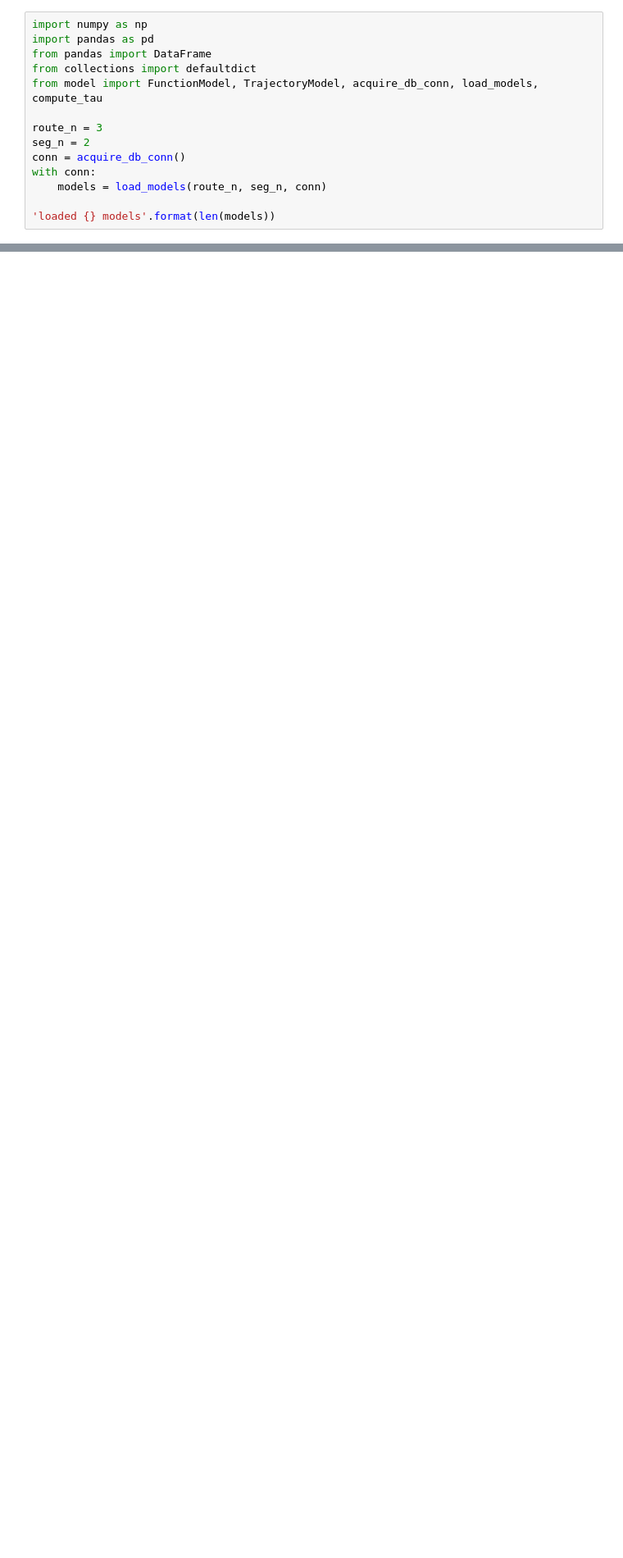
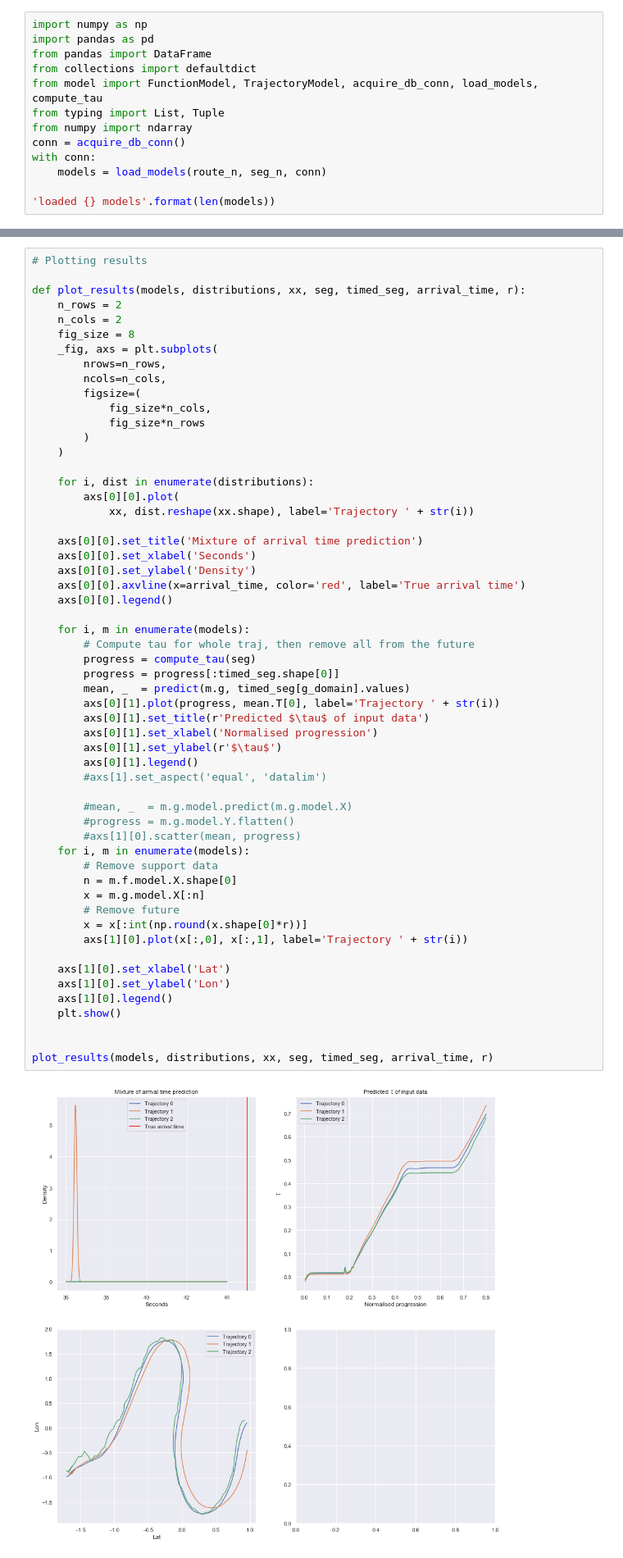
Before and after one commit to SebastianCallh/master-thesis, a Jupyter notebook: model/learn.ipynb, the cells around one changed output, grey strips where cells are left out. Shown at 82% size. Cells and saved outputs as stored; diff of their text form; blank space fills up the shorter version.

```diff
--- a/model/learn.ipynb
+++ b/model/learn.ipynb
@@ -321,9 +270,8 @@ import pandas as pd
 from pandas import DataFrame
 from collections import defaultdict
 from model import FunctionModel, TrajectoryModel, acquire_db_conn, load_models, compute_tau
-
-route_n = 3
-seg_n = 2
+from typing import List, Tuple
+from numpy import ndarray
 conn = acquire_db_conn()
 with conn:
     models = load_models(route_n, seg_n, conn)
@@ -349,0 +384,58 @@ här ska vi kolla upp vad tusan loglikelihood-functionen egentligen ska göra
+# %%
+# Plotting results
+
+def plot_results(models, distributions, xx, seg, timed_seg, arrival_time, r):
+    n_rows = 2
+    n_cols = 2
+    fig_size = 8
+    _fig, axs = plt.subplots(
+        nrows=n_rows,
+        ncols=n_cols,
+        figsize=(
+            fig_size*n_cols,
+            fig_size*n_rows
+        )
+    )
+
+    for i, dist in enumerate(distributions):
+        axs[0][0].plot(
+            xx, dist.reshape(xx.shape), label='Trajectory ' + str(i))
+
+    axs[0][0].set_title('Mixture of arrival time prediction')
+    axs[0][0].set_xlabel('Seconds')
+    axs[0][0].set_ylabel('Density')
+    axs[0][0].axvline(x=arrival_time, color='red', label='True arrival time')
+    axs[0][0].legend()
+
+    for i, m in enumerate(models):
+        # Compute tau for whole traj, then remove all from the future
+        progress = compute_tau(seg)
+        progress = progress[:timed_seg.shape[0]]
+        mean, _  = predict(m.g, timed_seg[g_domain].values)
+        axs[0][1].plot(progress, mean.T[0], label='Trajectory ' + str(i))
+        axs[0][1].set_title(r'Predicted $\tau$ of input data')
+        axs[0][1].set_xlabel('Normalised progression')
+        axs[0][1].set_ylabel(r'$\tau$')
+        axs[0][1].legend()
+        #axs[1].set_aspect('equal', 'datalim')
+
+        #mean, _  = m.g.model.predict(m.g.model.X)
+        #progress = m.g.model.Y.flatten()
+        #axs[1][0].scatter(mean, progress)
+    for i, m in enumerate(models):
+        # Remove support data
+        n = m.f.model.X.shape[0]
+        x = m.g.model.X[:n]
+        # Remove future
+        x = x[:int(np.round(x.shape[0]*r))]
+        axs[1][0].plot(x[:,0], x[:,1], label='Trajectory ' + str(i))
+
+    axs[1][0].set_xlabel('Lat')
+    axs[1][0].set_ylabel('Lon')
+    axs[1][0].legend()
+    plt.show()
+
+
+plot_results(models, distributions, xx, seg, timed_seg, arrival_time, r)
+# %% [output]
+[figure, added]
```
Also changed, not shown: parts of 21 cells of this notebook, 1 other file.
